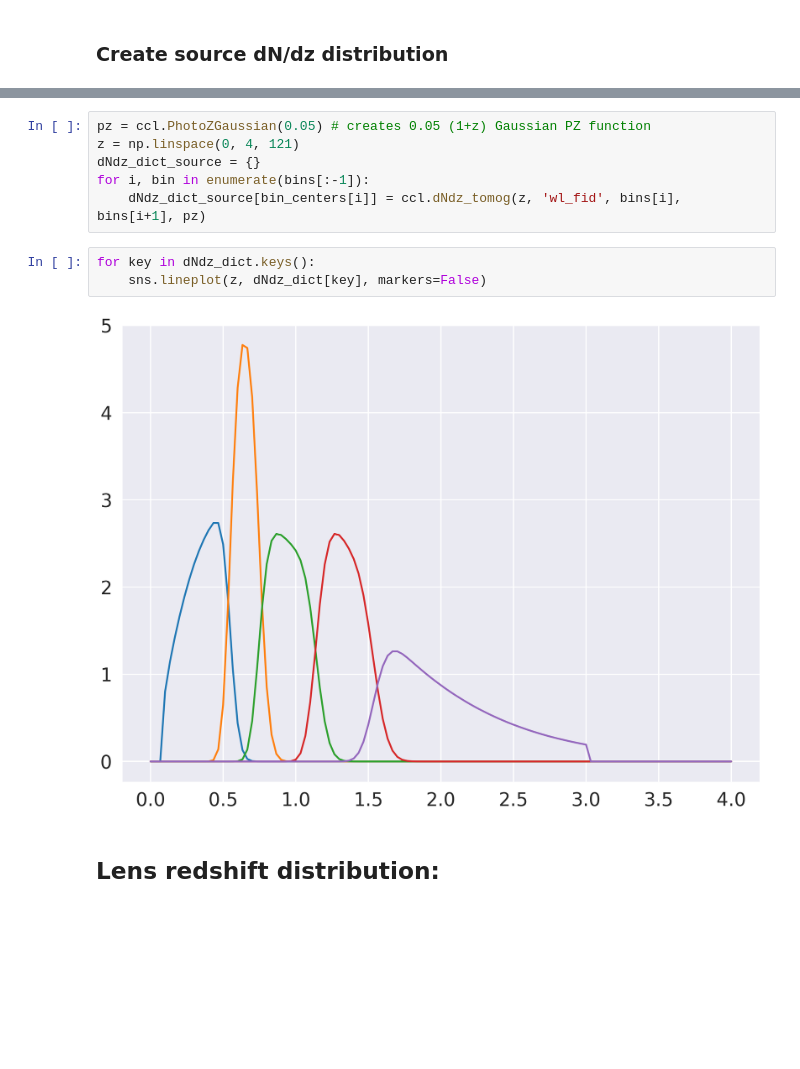
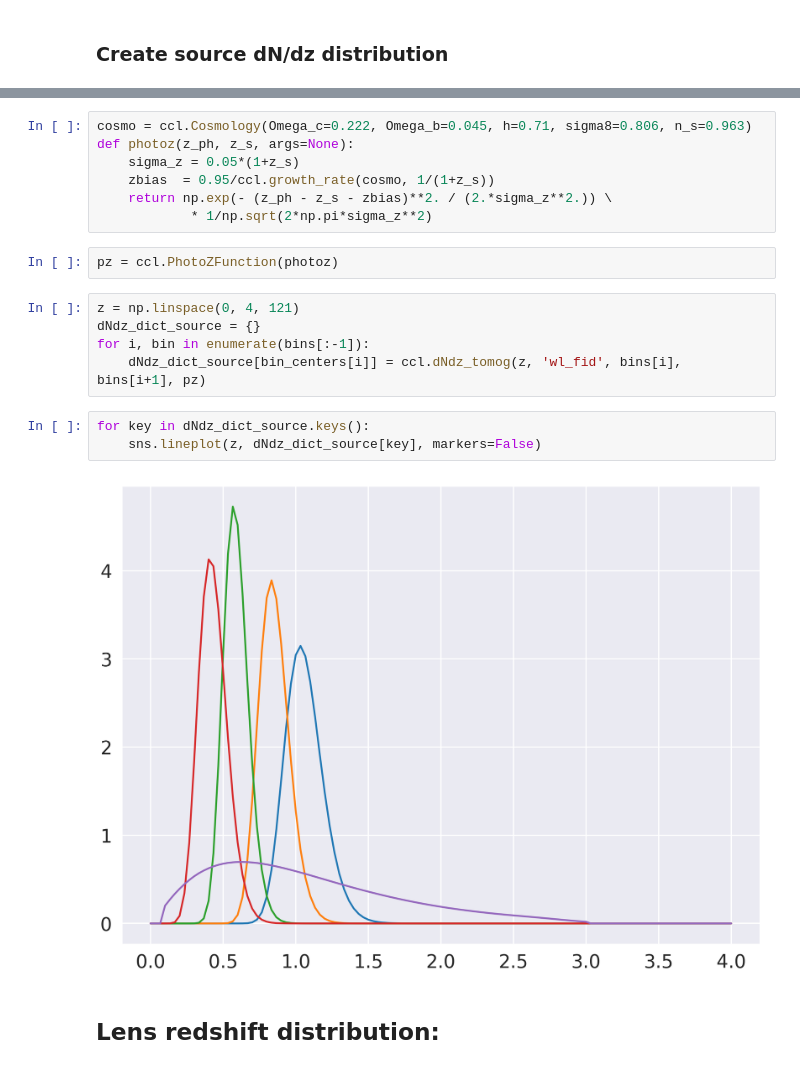
Before and after one commit to hsnee/PZ_project, a Jupyter notebook: firecrown.ipynb, the cells around one changed output, grey strips where cells are left out. Cells and saved outputs as stored; diff of their text form; blank space fills up the shorter version.

```diff
--- a/firecrown.ipynb
+++ b/firecrown.ipynb
@@ -60,13 +73,21 @@ bin_centers = [.5*fsum([bins[i]+bins[i+1]]) for i in range(len(bins[:-1]))]
+# %%
+cosmo = ccl.Cosmology(Omega_c=0.222, Omega_b=0.045, h=0.71, sigma8=0.806, n_s=0.963)
+def photoz(z_ph, z_s, args=None):
+    sigma_z = 0.05*(1+z_s)
+    zbias  = 0.95/ccl.growth_rate(cosmo, 1/(1+z_s))
+    return np.exp(- (z_ph - z_s - zbias)**2. / (2.*sigma_z**2.)) \
+            * 1/np.sqrt(2*np.pi*sigma_z**2)
+# %%
+pz = ccl.PhotoZFunction(photoz)
 # %%
-pz = ccl.PhotoZGaussian(0.05) # creates 0.05 (1+z) Gaussian PZ function
 z = np.linspace(0, 4, 121)
 dNdz_dict_source = {}
 for i, bin in enumerate(bins[:-1]):
     dNdz_dict_source[bin_centers[i]] = ccl.dNdz_tomog(z, 'wl_fid', bins[i], bins[i+1], pz)
 # %%
-for key in dNdz_dict.keys():
-    sns.lineplot(z, dNdz_dict[key], markers=False)
+for key in dNdz_dict_source.keys():
+    sns.lineplot(z, dNdz_dict_source[key], markers=False)
 # %% [output]
-[figure, old version]
+[figure, new version]
 # %% [markdown]
 ## Lens redshift distribution:
```
Also changed, not shown: parts of 24 cells of this notebook, 13 other files.
